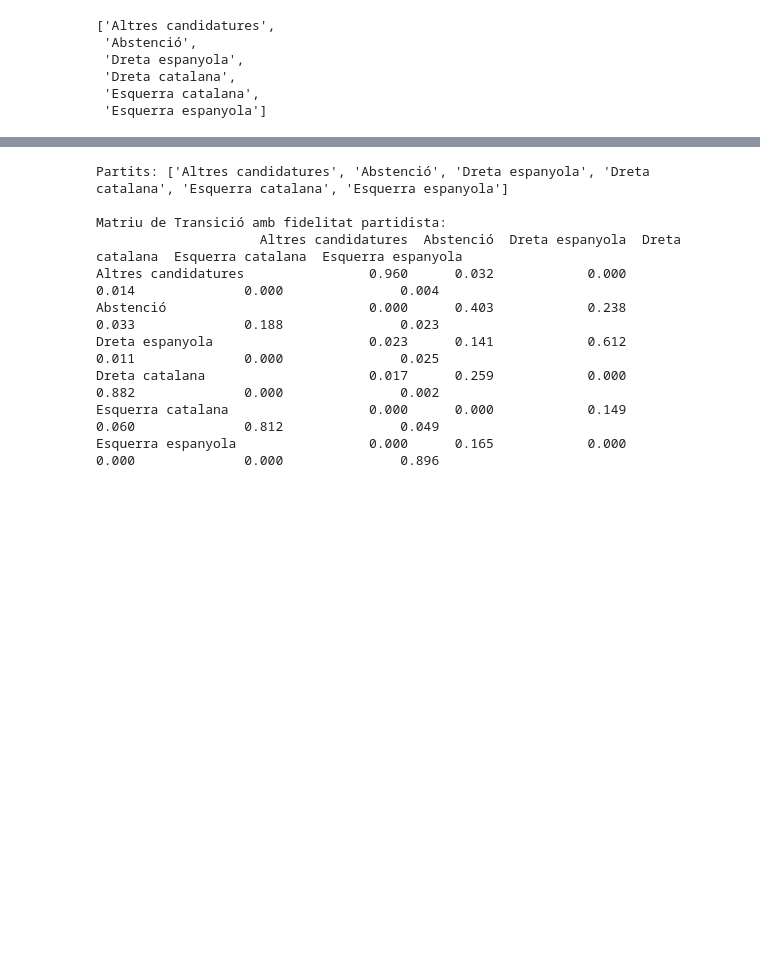
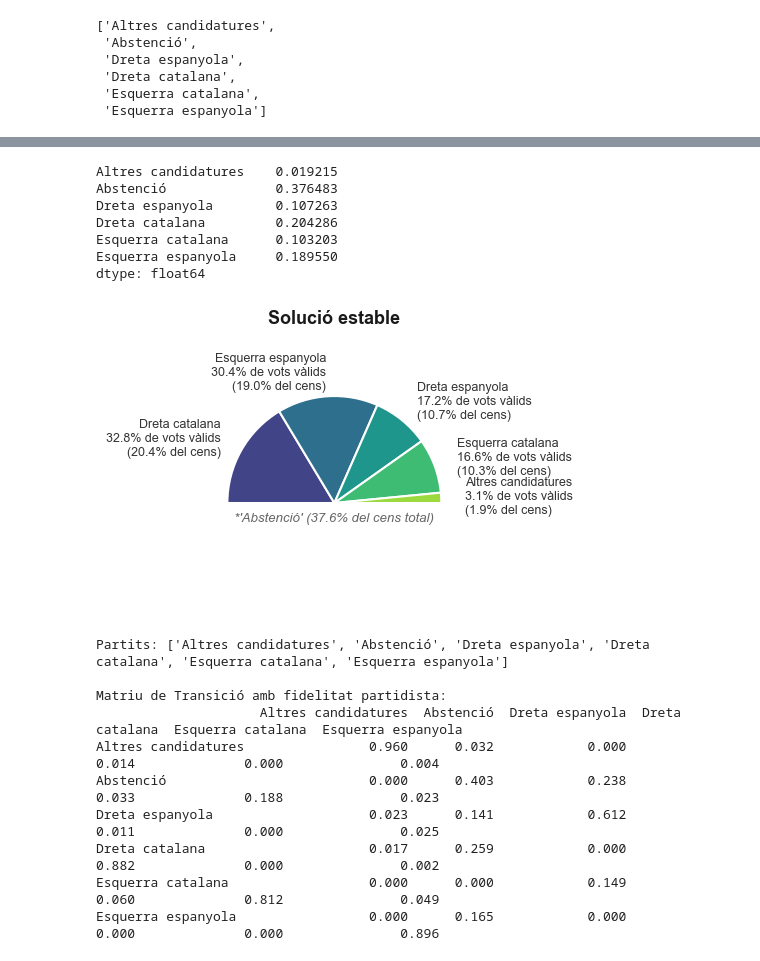
Before and after one commit to la1qa/Markov-Modelling-of-Electoral-Systems, a Jupyter notebook: agrupant.ipynb, the cells around one changed output, grey strips where cells are left out. Drawn from its saved outputs; the diff is of its cells as text; code cells hidden in the pictures; blank space fills up the shorter version.

```diff
--- a/agrupant.ipynb
+++ b/agrupant.ipynb
@@ -56,3 +76,15 @@ list(df.columns)
+# %%
+print(mc.get_steady_state())
+mc.plot_steady_state()
+# %% [output]
+Altres candidatures    0.019215
+Abstenció              0.376483
+Dreta espanyola        0.107263
+Dreta catalana         0.204286
+Esquerra catalana      0.103203
+Esquerra espanyola     0.189550
+dtype: float64
+[figure, added]
 # %%
 df = df.iloc[-len(df.columns):]
 
```
Also changed, not shown: parts of 2 cells of this notebook, 3 other files.
